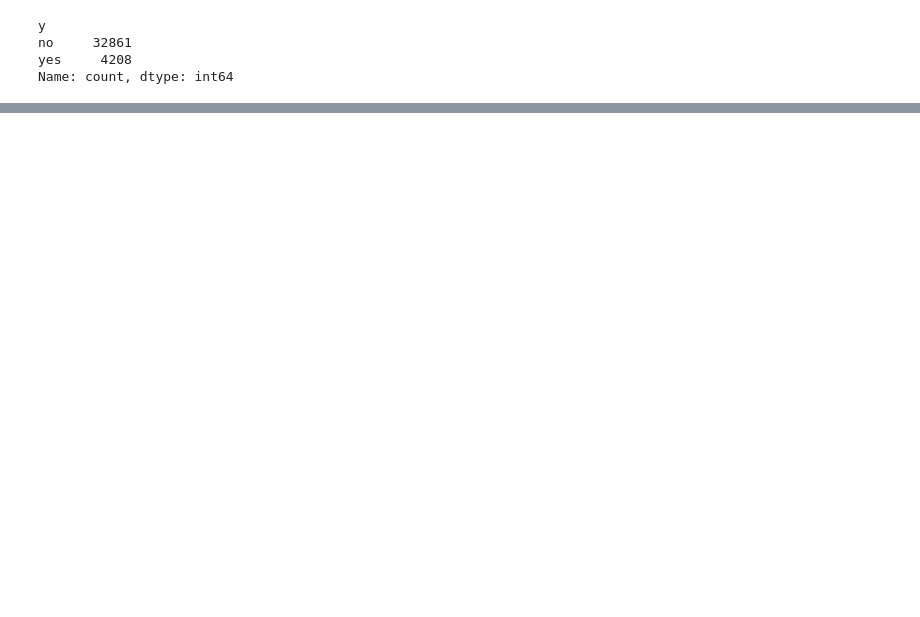
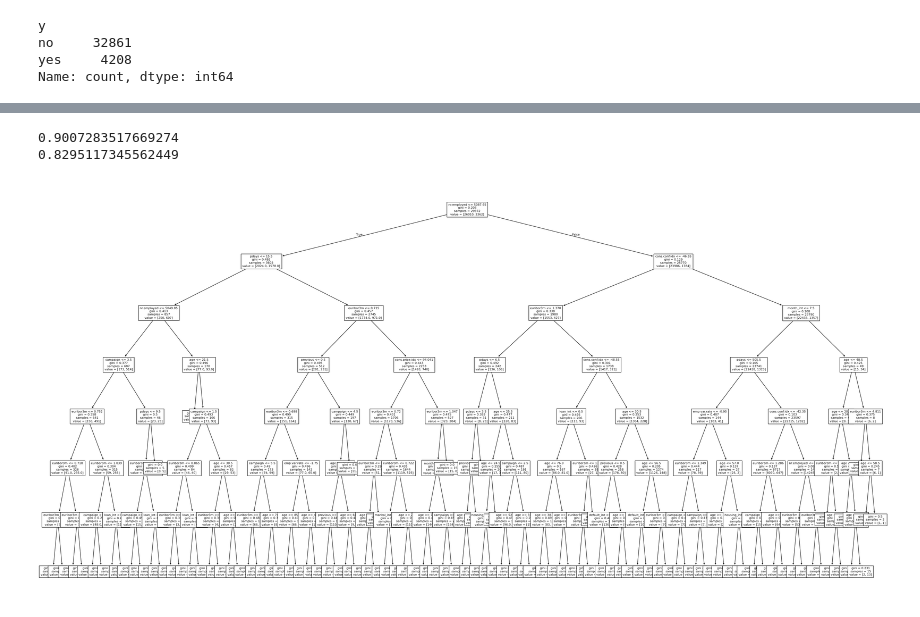
Before and after one commit to 1Ramirez7/Machine-Learning, a Jupyter notebook: bank_project/david_bank.ipynb, the cells around one changed output, grey strips where cells are left out. Saved outputs shown, nothing was run; the diff lists cells and outputs as text; code cells hidden in the pictures; blank space fills up the shorter version.

```diff
--- a/bank_project/david_bank.ipynb
+++ b/bank_project/david_bank.ipynb
@@ -31,6 +31,11 @@ dtypes: float64(5), int64(4), object(11)
 memory usage: 5.7+ MB
 # %%
 campaign = campaign.dropna()
+
+# leave out useless vars
+# These are vars that seemingly have no effect on the outcome
+# we already knew day_of_week was useless
+useless = ['contact_int', 'poutcome_int', 'education_int', 'job_int']
 
 # turn objects into dummies or integers if we can
 cat_list = ['job', 'marital', 'education', 'default', 'housing', 'loan', 'contact',
@@ -44,10 +49,12 @@ pd.get_dummies(campaign, columns = cat_list, drop_first= False)
 X = campaign[['age', 'job_int', 'marital_int', 'education_int', 'default_int', 'housing_int', 'loan_int', 'contact_int',
             'month_int', 'campaign', 'pdays','previous','poutcome_int', 'emp.var.rate', 'cons.price.idx',
             'cons.conf.idx','euribor3m','nr.employed']]
+X = X.drop(useless, axis=1)
 y = campaign[['y']]
 
 X_train, X_test, y_train, y_test = train_test_split(X, y, test_size=.2)
 best_clf = DecisionTreeClassifier(max_depth = 8)
 best_clf.fit(X_train, y_train)
 top_score = best_clf.score(X_test, y_test)
+top_score
 # %% [output]
@@ -55,6 +62,8 @@ top_score = best_clf.score(X_test, y_test)
 # %%
-# TAKES 2 MINUTES TO RUN \/
-for i in range(1000):
+avgs = 0.0
+times = 200
+top_score = 0
+for i in range(times):
     clf = DecisionTreeClassifier(max_depth = 8)
     clf.fit(X_train, y_train)
 
@@ -63,3 +72,6 @@ for i in range(1000):
         best_clf = clf
         top_score = score
         print(score)
+    avgs += (score/times)
+print(f"average: {avgs}")
+# highest has been 0.9065281899109793
@@ -136,0 +156,22 @@ plt.show()
+# %%
+cut = 20
+left_indices = X_train['campaign'] < 15
+right_indices = X_train['campaign'] >= 15
+
+left_tree = DecisionTreeClassifier(max_depth = 7)
+left_tree.fit(X_train[left_indices], y_train[left_indices])
+
+right_tree = DecisionTreeClassifier(max_depth = 7)
+right_tree.fit(X_train[right_indices], y_train[right_indices])
+
+
+print(left_tree.score(X_test, y_test))
+print(right_tree.score(X_test, y_test))
+
+fig_clf, ax_clf = plt.subplots(figsize=(40,20))
+tree.plot_tree(left_tree, fontsize=8, feature_names = X.columns)
+plt.show()
+# %% [output]
+0.9007283517669274
+0.8295117345562449
+[figure, added]
```
Also changed, not shown: parts of 8 cells of this notebook.
